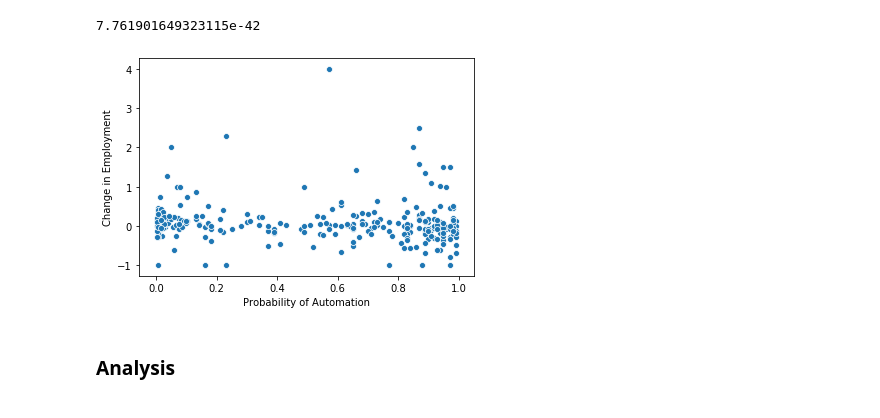
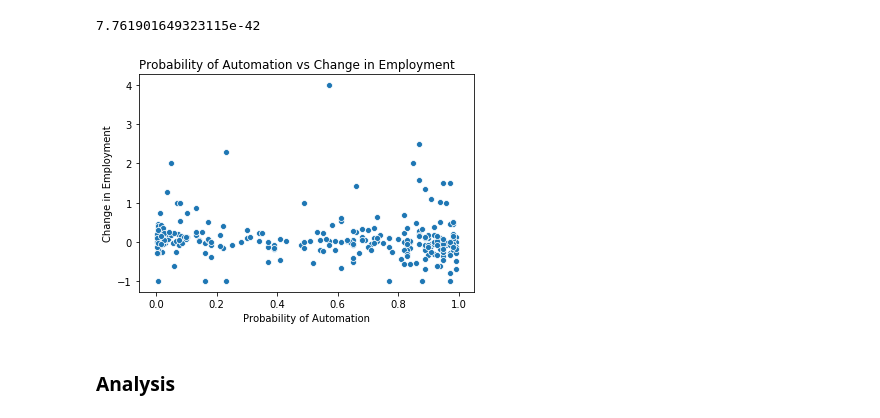
Before and after one commit to COGS108/group11_sp20, a Jupyter notebook: FinalProject_group11.ipynb, the cells around one changed output. Saved outputs shown, nothing was run; the diff lists cells and outputs as text; code cells hidden in the pictures.

```diff
--- a/FinalProject_group11.ipynb
+++ b/FinalProject_group11.ipynb
@@ -333,11 +335,12 @@ print(p)
 # %%
 # Plot the percent change vs Probability of employment
 sns.scatterplot(df_prob_m_trim.Probability, df_prob_m_trim.percent_change)
 plt.xlabel('Probability of Automation')
 plt.ylabel('Change in Employment')
+plt.title('Probability of Automation vs Change in Employment', loc='left')
 plt.show()
 # %% [output]
-[figure, old version]
+[figure, new version]
 # %% [markdown]
 ### Analysis
 # %% [markdown]
```
Also changed, not shown: parts of 5 cells of this notebook.
